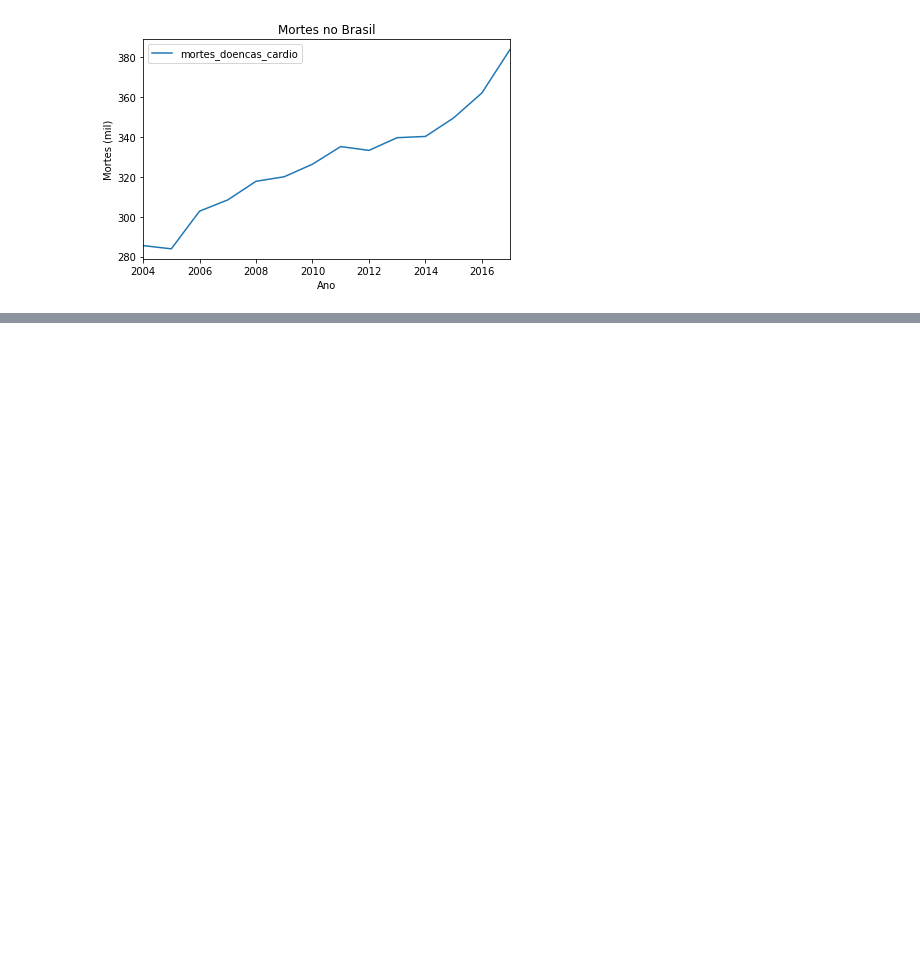
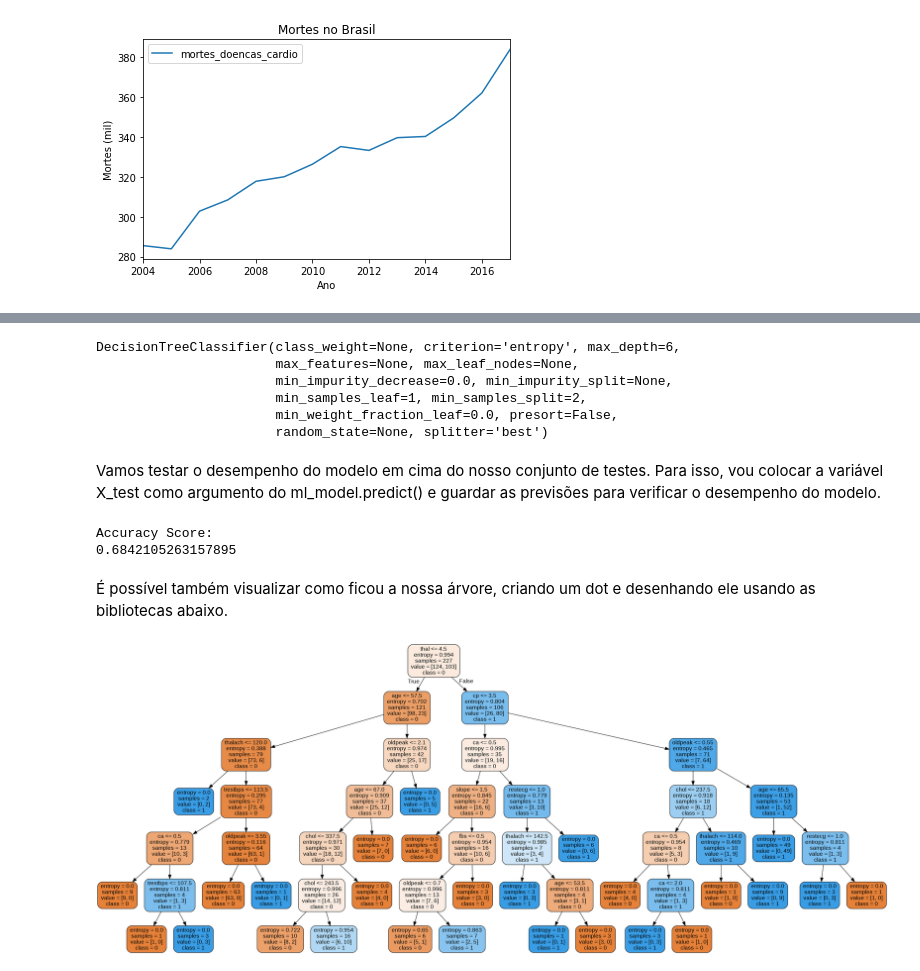
Before and after one commit to kacunha/Projetos-Analise-Exploratoria-Python, a Jupyter notebook: Análise_Exploratória_de_Dados_Doenças_Cardiovasculares.ipynb, the cells around one changed output, grey strips where cells are left out. Drawn from its saved outputs; the diff is of its cells as text; code cells hidden in the pictures; blank space fills up the shorter version.

```diff
--- a/Análise_Exploratória_de_Dados_Doenças_Cardiovasculares.ipynb
+++ b/Análise_Exploratória_de_Dados_Doenças_Cardiovasculares.ipynb
@@ -327,0 +333,11 @@ plt.tight_layout()
+# %%
+# importar os pacotes necessários
+import pandas as pd
+import matplotlib.pyplot as plt
+import seaborn as sns
+
+# configurar o notebook
+sns.set_style()
+
+# importar o arquivo
+df = pd.read_csv("http://dl.dropboxusercontent.com/s/6d91j46mkcdj4qv/heart-disease-clean.csv?dl=0")
@@ -327,0 +353,47 @@ plt.tight_layout()
+# %%
+# determinar X e y
+X = df.drop('num', axis=1)
+y = df['num']
+
+# dividir o dataset entre treino e teste
+X_train, X_test, y_train, y_test = train_test_split(X, y)
+
+# criar e treinar um modelo de Regressão Linear
+dt_model = DecisionTreeClassifier(max_depth=6, criterion="entropy")
+dt_model.fit(X_train, y_train)
+# %% [output]
+DecisionTreeClassifier(class_weight=None, criterion='entropy', max_depth=6,
+                       max_features=None, max_leaf_nodes=None,
+                       min_impurity_decrease=0.0, min_impurity_split=None,
+                       min_samples_leaf=1, min_samples_split=2,
+                       min_weight_fraction_leaf=0.0, presort=False,
+                       random_state=None, splitter='best')
+# %% [markdown]
+Vamos testar o desempenho do modelo em cima do nosso conjunto de testes. Para isso, vou colocar a variável X_test como argumento do ml_model.predict() e guardar as previsões para verificar o desempenho do modelo.
+# %%
+# previsões e probabilidades em cima do dataset de teste
+y_pred = dt_model.predict(X_test)
+
+# ver performance do algoritmo
+print("\nAccuracy Score:")
+print (accuracy_score(y_test, y_pred))
+# %% [output]
+Accuracy Score:
+0.6842105263157895
+# %% [markdown]
+É possível também visualizar como ficou a nossa árvore, criando um dot e desenhando ele usando as bibliotecas abaixo.
+# %%
+# importar bibliotecas
+from IPython.display import Image
+from sklearn.tree import export_graphviz
+import pydotplus
+
+# criar DOT
+dot = export_graphviz(dt_model, filled=True, rounded=True,
+                      feature_names=X.columns, class_names=['0', '1'])
+
+# plotar
+graph = pydotplus.graph_from_dot_data(dot)
+Image(graph.create_png())
+# %% [output]
+[figure, added]
```
Also changed, not shown: parts of 3 cells of this notebook.
